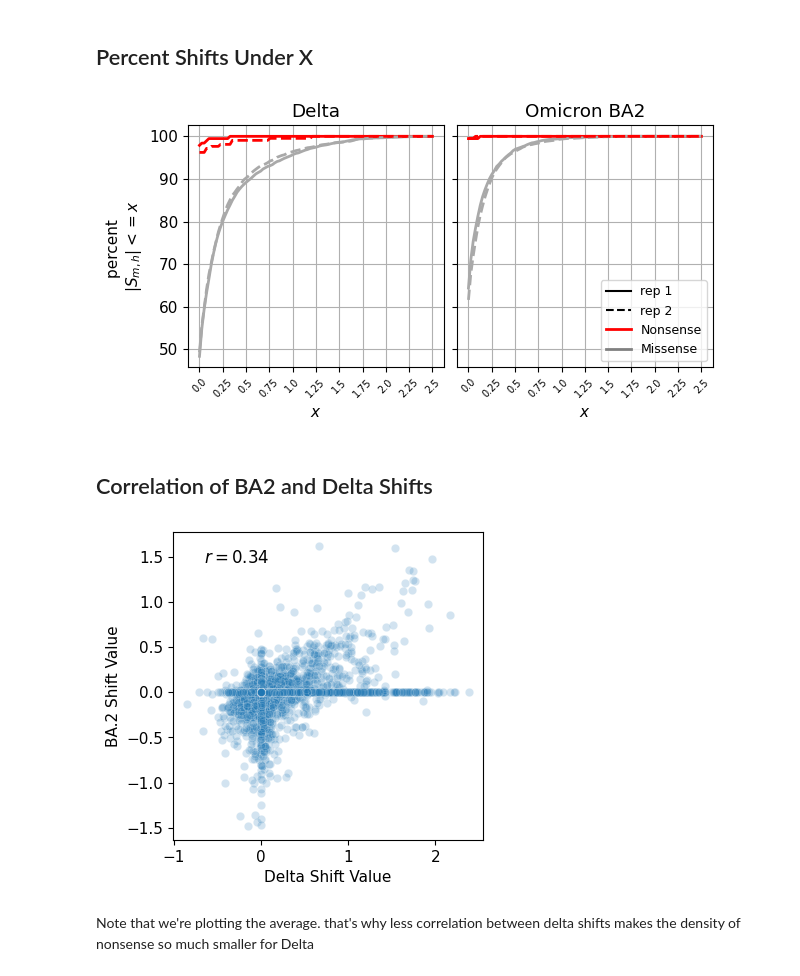
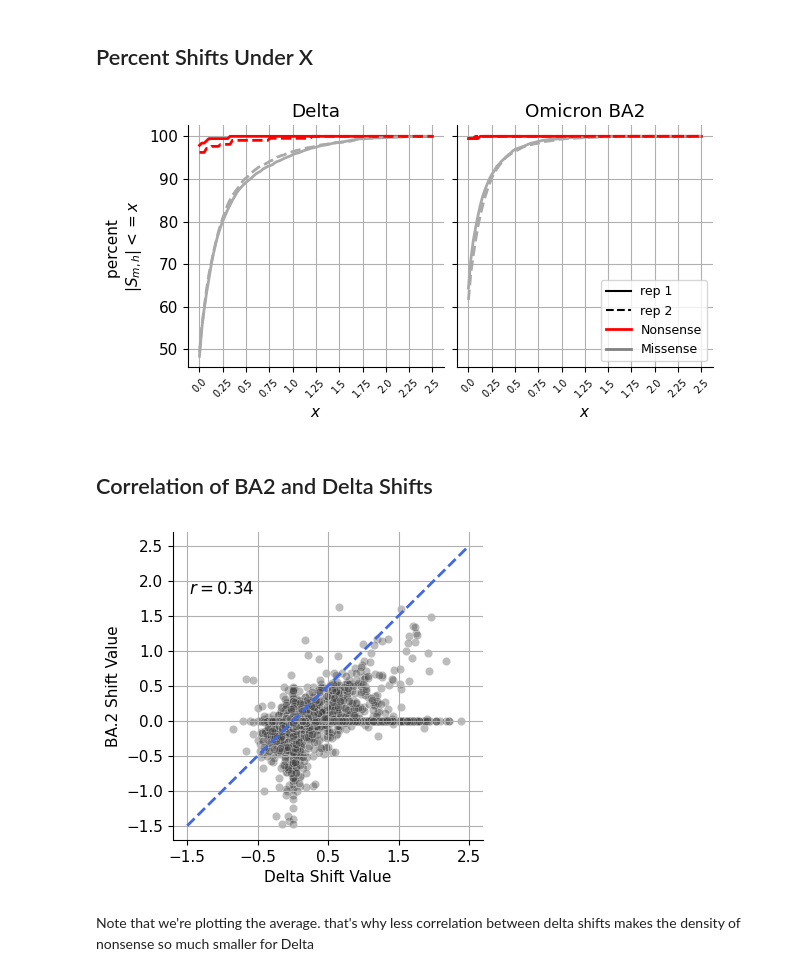
Before and after one commit to matsengrp/SARS-CoV-2_spike_multidms, a Jupyter notebook: notebooks/manuscript-figures.ipynb, the cells around one changed output. Saved outputs shown, nothing was run; the diff lists cells and outputs as text; code cells hidden in the pictures.

Commit message:
updated figures

```diff
--- a/notebooks/manuscript-figures.ipynb
+++ b/notebooks/manuscript-figures.ipynb
@@ -297,9 +246,10 @@ for col, (condition, condition_df) in enumerate(collapsed_bc_df.groupby("conditi
         x="rep_1_func_score",
         y="rep_2_func_score",
         ax =iter_ax,
-        alpha=0.3
+        alpha=0.3,
+        c='0.25'
     )
-    iter_ax.plot([-3.5, 2.5], [-3.5, 2.5], "k--", lw=2)
+    iter_ax.plot([-3.5, 2.5], [-3.5, 2.5], "--", lw=2, c="royalblue")
     corr = pearsonr(df["rep_1_func_score"], df["rep_2_func_score"])[0]
     iter_ax.annotate(
         f"$r = {corr:.2f}$",
@@ -873,7 +823,7 @@ for replicate, data in replicate_data.items():
         )[0]
         iter_ax.annotate(
             f"$r = {r:.2f}$",
-            (0.01, start_y),
+            (0.1, start_y),
             xycoords="axes fraction",
             fontsize=12,
             c=model.data.condition_colors[c],
@@ -1241,7 +1191,7 @@ for (condition, replicate, sense), df in tall_mut_df_chosen.groupby(["condition"
         linewidth = 2
     )
     iter_ax.set_xticks(np.linspace(0,2.5,11),np.linspace(0,2.5,11), rotation=45, ha="center",size=7)
-
+    sns.despine(ax=iter_ax)
     iter_ax.grid(visible=True)
 
 ax[condition_col["Delta"]].set_title("Delta")
@@ -1267,11 +1217,11 @@ ax[1].legend(
 
 plt.tight_layout()
 fig.subplots_adjust(wspace=0.05)
-fig.savefig(f"{OUTDIR}/{saveas}.pdf")
-fig.savefig(f"{OUTDIR}/{saveas}.png")
+fig.savefig(f"{OUTDIR}/{saveas}.pdf",bbox_inches='tight')
+fig.savefig(f"{OUTDIR}/{saveas}.png",bbox_inches='tight')
 plt.show()
 # %% [output]
-[figure, old version]
+[figure, new version]
 # %% [markdown]
 ## Correlation of BA2 and Delta Shifts
 # %%
@@ -1291,29 +1241,41 @@ mut_df_replicates["sense"] = ["Nonsense" if mut == "*" else "Missense" for mut i
 # %%
 data = mut_df_replicates.dropna()
 saveas="Delta_BA2_shift_corr"
 fig, ax = plt.subplots(1,figsize=[4,4])
 sns.scatterplot(
     data=data,
     x="avg_S_Delta",
     y="avg_S_Omicron_BA2",
 #     hue = "sense",
-    alpha = 0.2,
-    ax=ax
+    alpha = 0.35,
+    ax=ax,
+    c='0.25'
+)
+ax.plot()
+ax.plot(
+    [-1.5, 2.5],
+    [-1.5, 2.5],
+    linestyle="--",
+    lw=2,
+    c='royalblue'
 )
 corr = pearsonr(data["avg_S_Delta"], data["avg_S_Omicron_BA2"])[0]
 ax.annotate(
     f"$r = {corr:.2f}$",
-    (0.1, 0.9),
+    (0.05, 0.8),
     xycoords="axes fraction",
     fontsize=12
 )
 ax.set_ylabel("BA.2 Shift Value")
 ax.set_xlabel("Delta Shift Value")
-fig.savefig(f"{OUTDIR}/{saveas}.pdf")
-fig.savefig(f"{OUTDIR}/{saveas}.png")
+fig.savefig(f"{OUTDIR}/{saveas}.pdf",bbox_inches='tight')
+fig.savefig(f"{OUTDIR}/{saveas}.png",bbox_inches='tight')
+ax.set(xticks=np.linspace(-1.5, 2.5, 5))
+ax.grid()
+sns.despine(ax=ax)
 plt.show()
 # %% [output]
-[figure, old version]
+[figure, new version]
 # %% [markdown]
 Note that we're plotting the average. that's why less correlation between delta shifts makes the density of nonsense so much smaller for Delta
 # %% [markdown]
```
Also changed, not shown: parts of 7 cells of this notebook, 19 other files.
